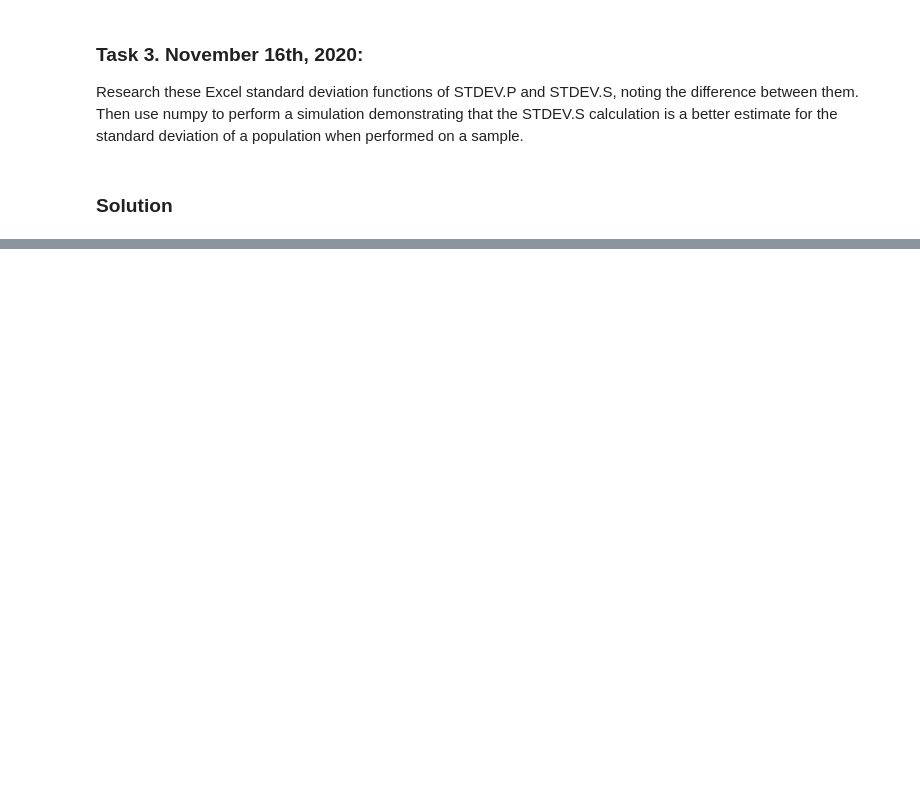
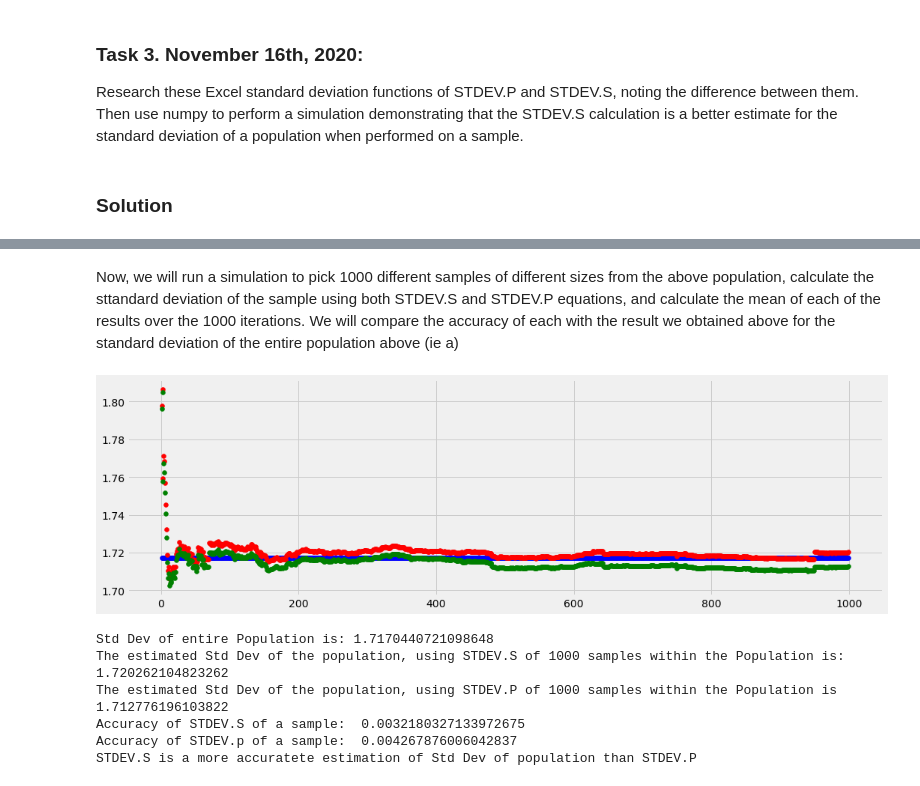
Before and after one commit to BarryClarke/Tasks-Assessment---Machine-Learning-and-Statistics, a Jupyter notebook: Solution3.ipynb, the cells around one changed output, grey strips where cells are left out. Saved outputs shown, nothing was run; the diff lists cells and outputs as text; code cells hidden in the pictures; blank space fills up the shorter version.

```diff
--- a/Solution3.ipynb
+++ b/Solution3.ipynb
@@ -106,0 +81,62 @@ Theory is proven
+# %% [markdown]
+Now, we will run a simulation to pick 1000 different samples of different sizes from the above population, calculate the sttandard deviation of the sample using both STDEV.S and STDEV.P equations, and calculate the mean of each of the results over the 1000 iterations. We will compare the accuracy of each with the result we obtained above for the standard deviation of the entire population above (ie a)
+# %%
+# Initialise b and c used below
+b = 0
+c = 0
+index = []
+STDEV = []
+STDEVS = []
+STDEVP = []
+
+for i in range(1,1000):
+    # Select a random integer between 2 and 100. This will consitiute the size of the sample
+    rand = np.random.randint(2, 1000)
+    # Take a random sample of size "rand" from the population.
+    # https://docs.scipy.org/doc//numpy-1.10.4/reference/generated/numpy.random.choice.html
+    y = np.random.choice(x, rand)
+    # Calculate STDEV.S of this sample
+    b = b + np.sqrt(np.sum((y - np.mean(y))**2)/(len(y)-1))
+    # Calculate the total of STDEV.S so far calculated
+    meanb = b/i
+    #print(meanb)
+    # Calculate STDEV.P of this sample
+    c = c + np.sqrt(np.sum((y - np.mean(y))**2)/(len(y)))
+    # Calculate the total of STDEV.S so far calculated
+    meanc = c/i
+    #print(meanb, meanc)
+    index.append(i)
+    STDEV.append(a)
+    STDEVS.append(meanb)
+    STDEVP.append(meanc)
+fig = plt.figure()
+ax=fig.add_axes([0,0,1,1])
+ax.scatter(index,STDEV, color='b')
+#ax = fig.add_subplot(132)
+ax.scatter(index,STDEVS, color='r')
+#ax = fig.add_subplot(133)
+ax.scatter(index,STDEVP,color='g')
+plt.show()
+
+
+# Print the Standard Deviation of the entire population
+print("Std Dev of entire Population is:", a)
+# Print the mean of the STDEV_S calculated over the 100 simulation
+print("The estimated Std Dev of the population, using STDEV.S of 1000 samples within the Population is:",meanb)
+# Print the mean of the STDEV_P calculated over the 100 simulation
+print("The estimated Std Dev of the population, using STDEV.P of 1000 samples within the Population is", meanc)
+# Print True/False that STDEV.S of the samples is closer to the Standard Deviation of the population than the STDEV.P
+print("Accuracy of STDEV.S of a sample: ", abs(a - meanb))
+print("Accuracy of STDEV.p of a sample: ", abs(a - meanc))
+if(abs(a - meanb) < abs(a - meanc)):
+    print("STDEV.S is a more accuratete estimation of Std Dev of population than STDEV.P")
+else:
+    print("STDEV.S is not a more accuratete estimation of Std Dev of population than STDEV.P")
+# %% [output]
+[figure, added]
+Std Dev of entire Population is: 1.7170440721098648
+The estimated Std Dev of the population, using STDEV.S of 1000 samples within the Population is: 1.720262104823262
+The estimated Std Dev of the population, using STDEV.P of 1000 samples within the Population is 1.712776196103822
+Accuracy of STDEV.S of a sample:  0.0032180327133972675
+Accuracy of STDEV.p of a sample:  0.004267876006042837
+STDEV.S is a more accuratete estimation of Std Dev of population than STDEV.P
```
Also changed, not shown: parts of 19 cells of this notebook.
